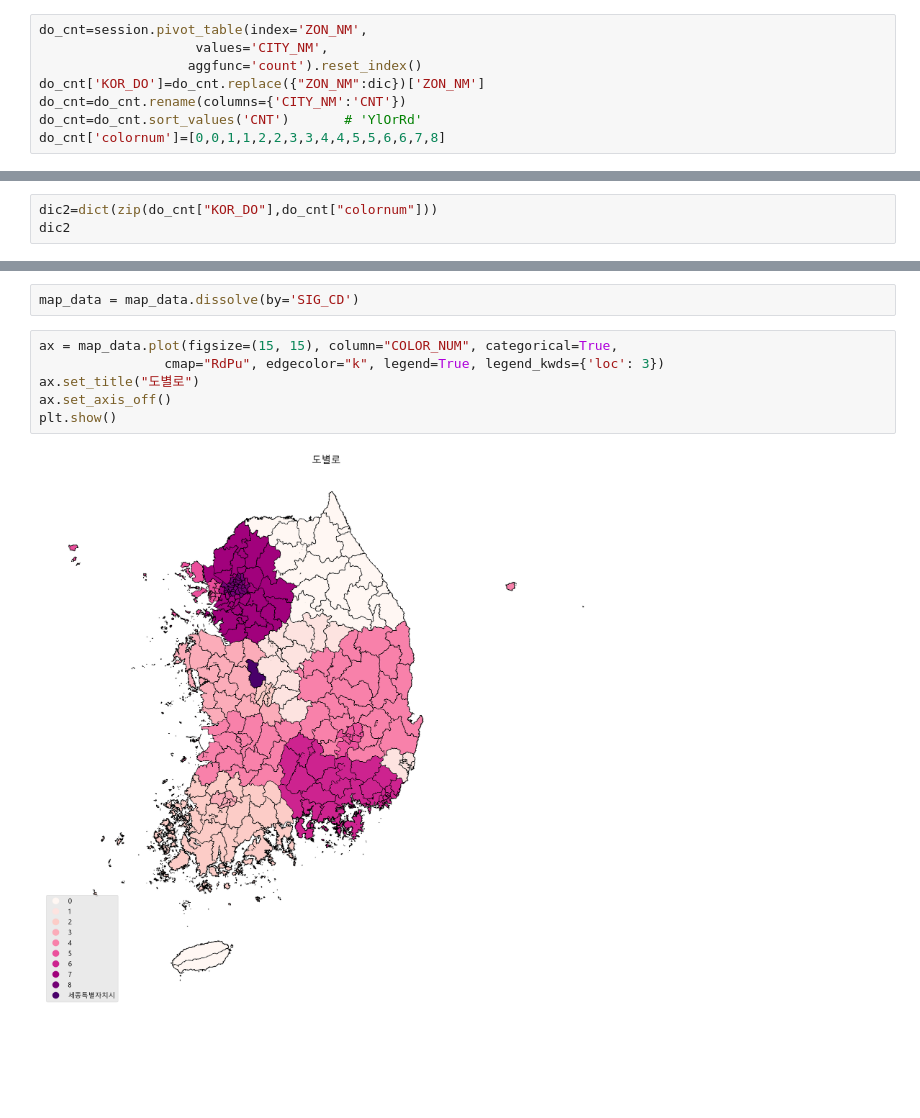
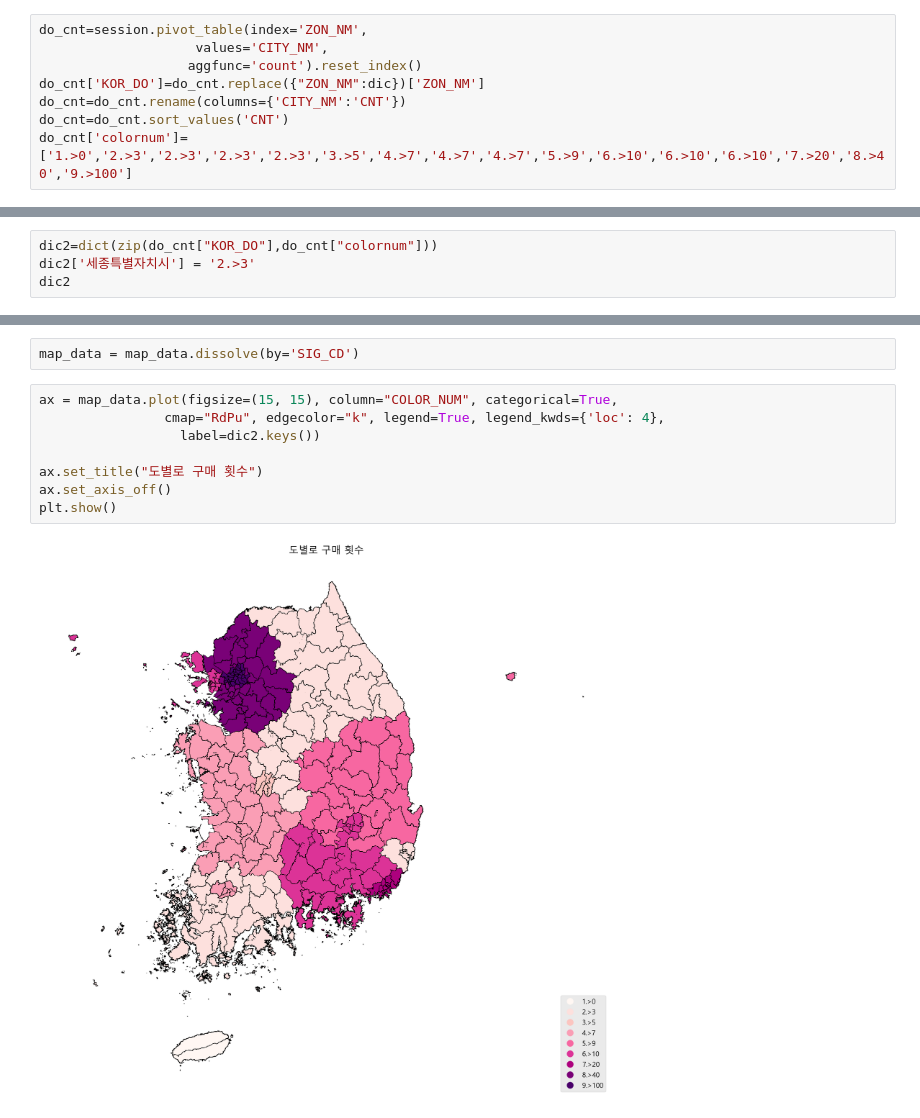
Before and after one commit to meucham11/Python3, a Jupyter notebook: Project/lpoint/lpoint.ipynb, the cells around one changed output, grey strips where cells are left out. Cells and saved outputs as stored; diff of their text form; blank space fills up the shorter version.

```diff
--- a/Project/lpoint/lpoint.ipynb
+++ b/Project/lpoint/lpoint.ipynb
@@ -833,8 +859,8 @@ do_cnt=session.pivot_table(index='ZON_NM',
                    aggfunc='count').reset_index()
 do_cnt['KOR_DO']=do_cnt.replace({"ZON_NM":dic})['ZON_NM']
 do_cnt=do_cnt.rename(columns={'CITY_NM':'CNT'})
-do_cnt=do_cnt.sort_values('CNT')       # 'YlOrRd'
-do_cnt['colornum']=[0,0,1,1,2,2,3,3,4,4,5,5,6,6,7,8]
+do_cnt=do_cnt.sort_values('CNT')
+do_cnt['colornum']=['1.>0','2.>3','2.>3','2.>3','2.>3','3.>5','4.>7','4.>7','4.>7','5.>9','6.>10','6.>10','6.>10','7.>20','8.>40','9.>100']
 # %%
 do_cnt
 # %% [output]
@@ -858,4 +884,5 @@ do_cnt
 # %%
 dic2=dict(zip(do_cnt["KOR_DO"],do_cnt["colornum"]))
+dic2['세종특별자치시'] = '2.>3'
 dic2
 # %% [output]
@@ -901,9 +929,11 @@ map_data
 map_data = map_data.dissolve(by='SIG_CD')
 # %%
 ax = map_data.plot(figsize=(15, 15), column="COLOR_NUM", categorical=True,
-                cmap="RdPu", edgecolor="k", legend=True, legend_kwds={'loc': 3})
-ax.set_title("도별로")
+                cmap="RdPu", edgecolor="k", legend=True, legend_kwds={'loc': 4},
+                  label=dic2.keys())
+
+ax.set_title("도별로 구매 횟수")
 ax.set_axis_off()
 plt.show()
 # %% [output]
-[figure, old version]
+[figure, new version]
```
Also changed, not shown: parts of 19 cells of this notebook.
